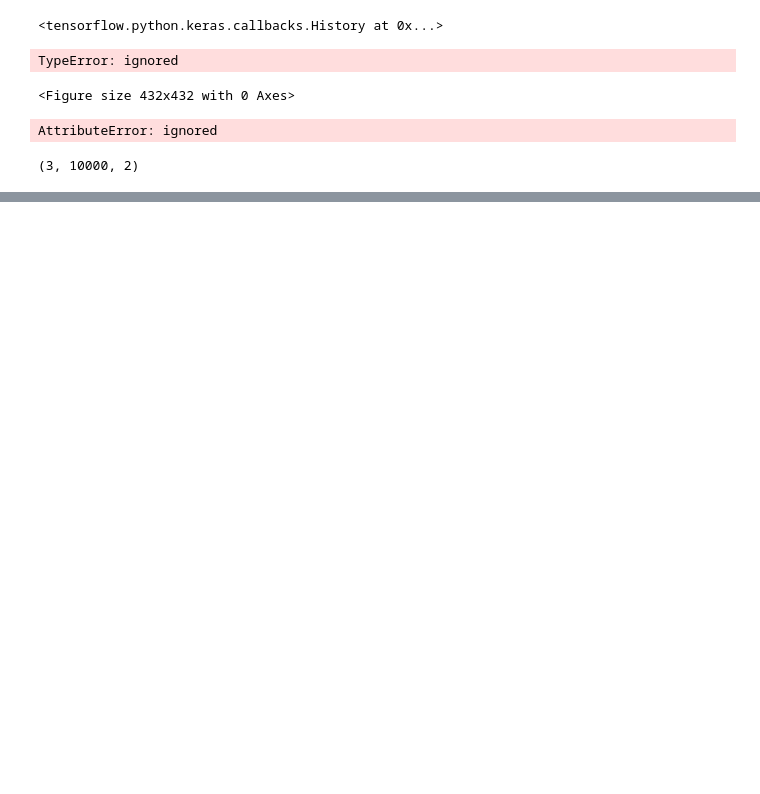
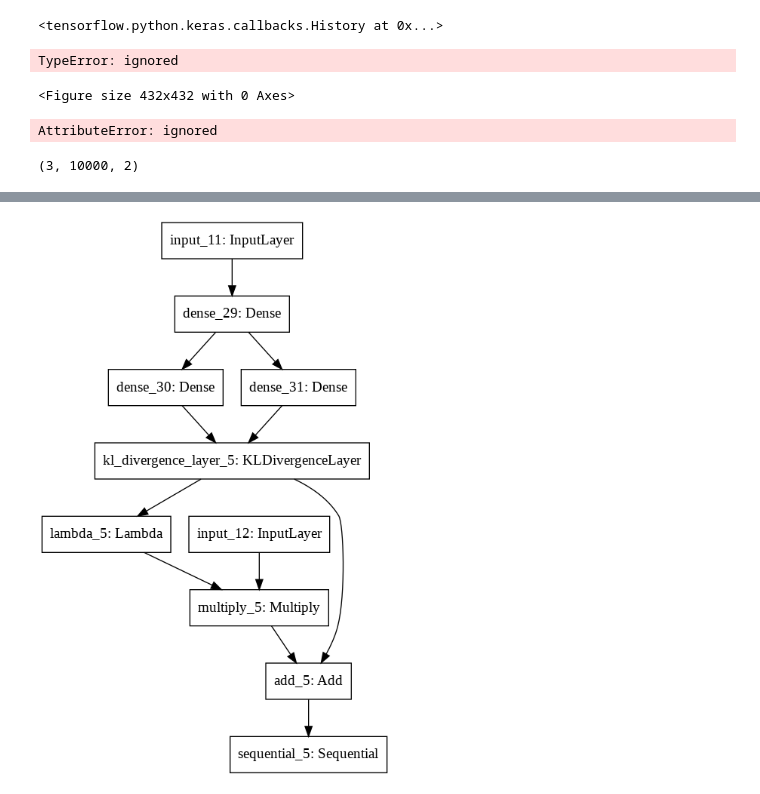
Before and after one commit to sayan0506/Synthetic-Image-generation-using-VAE-, a Jupyter notebook: Implement_VAE_using_Keras_backend.ipynb, the cells around one changed output, grey strips where cells are left out. Saved outputs shown, nothing was run; the diff lists cells and outputs as text; code cells hidden in the pictures; blank space fills up the shorter version.

```diff
--- a/Implement_VAE_using_Keras_backend.ipynb
+++ b/Implement_VAE_using_Keras_backend.ipynb
@@ -527,3 +519,78 @@ AttributeError: ignored
 np.array(x_test_encoded).reshape(1000)
 # %% [output]
 (3, 10000, 2)
+# %%
+
+import numpy as np
+import matplotlib.pyplot as plt
+from scipy.stats import norm
+
+from keras import backend as K
+
+from keras.layers import Input, Dense, Lambda, Layer, Add, Multiply
+from keras.models import Model, Sequential
+from keras.datasets import mnist
+
+
+original_dim = 784
+intermediate_dim = 256
+latent_dim = 2
+batch_size = 100
+epochs = 50
+epsilon_std = 1.0
+
+
+def nll(y_true, y_pred):
+
+    return K.sum(K.binary_crossentropy(y_true, y_pred), axis=-1)
+
+
+class KLDivergenceLayer(Layer):
+
+    def __init__(self, *args, **kwargs):
+        self.is_placeholder = True
+        super(KLDivergenceLayer, self).__init__(*args, **kwargs)
+
+    def call(self, inputs):
+
+        mu, log_var = inputs
+
+        kl_batch = - .5 * K.sum(1 + log_var -
+                                K.square(mu) -
+                                K.exp(log_var), axis=-1)
+
+        self.add_loss(K.mean(kl_batch), inputs=inputs)
+
+        return inputs
+
+
+decoder = Sequential([
+    Dense(intermediate_dim, input_dim=latent_dim, activation='relu'),
+    Dense(original_dim, activation='sigmoid')
+])
+
+x = Input(shape=(original_dim,))
+h = Dense(intermediate_dim, activation='relu')(x)
+
+z_mu = Dense(latent_dim)(h)
+z_log_var = Dense(latent_dim)(h)
+
+z_mu, z_log_var = KLDivergenceLayer()([z_mu, z_log_var])
+z_sigma = Lambda(lambda t: K.exp(.5*t))(z_log_var)
+
+eps = Input(tensor=K.random_normal(stddev=epsilon_std,
+                                   shape=(K.shape(x)[0], latent_dim)))
+z_eps = Multiply()([z_sigma, eps])
+z = Add()([z_mu, z_eps])
+
+x_pred = decoder(z)
+
+vae = Model(inputs=[x, eps], outputs=x_pred)
+vae.compile(optimizer='rmsprop', loss=nll)
+
+(x_train, y_train), (x_test, y_test) = fashion_mnist.load_data()
+x_train = x_train.reshape(-1, original_dim) / 255.
+x_test = x_test.reshape(-1, original_dim) / 255.
+vae.summary()
+plot_model(vae)
+# %% [output]
@@ -529,0 +614 @@ np.array(x_test_encoded).reshape(1000)
+[figure, added]
```
Also changed, not shown: parts of 4 cells of this notebook.
